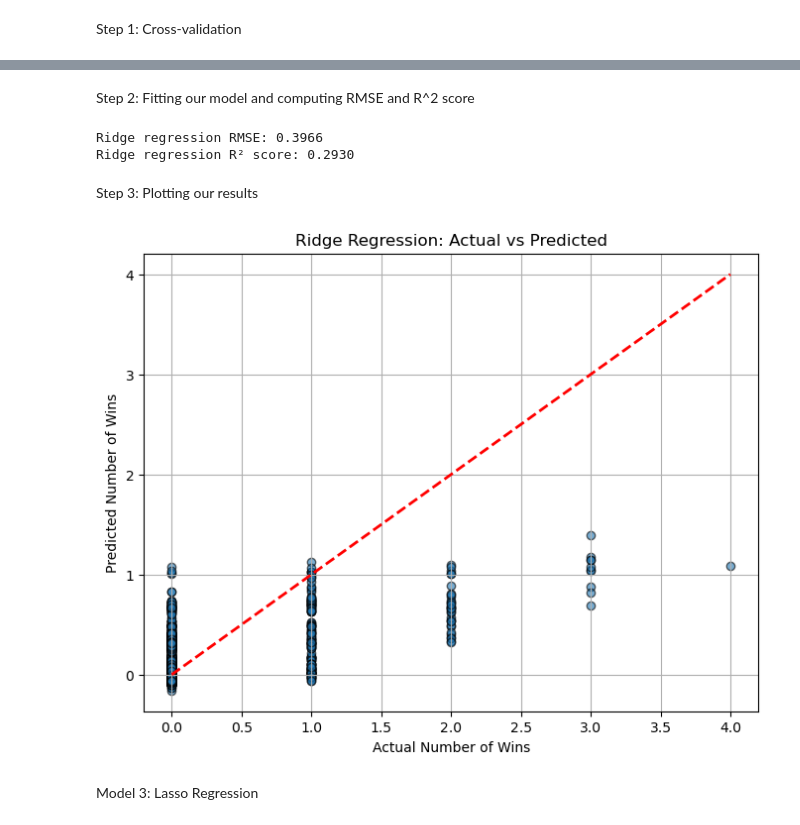
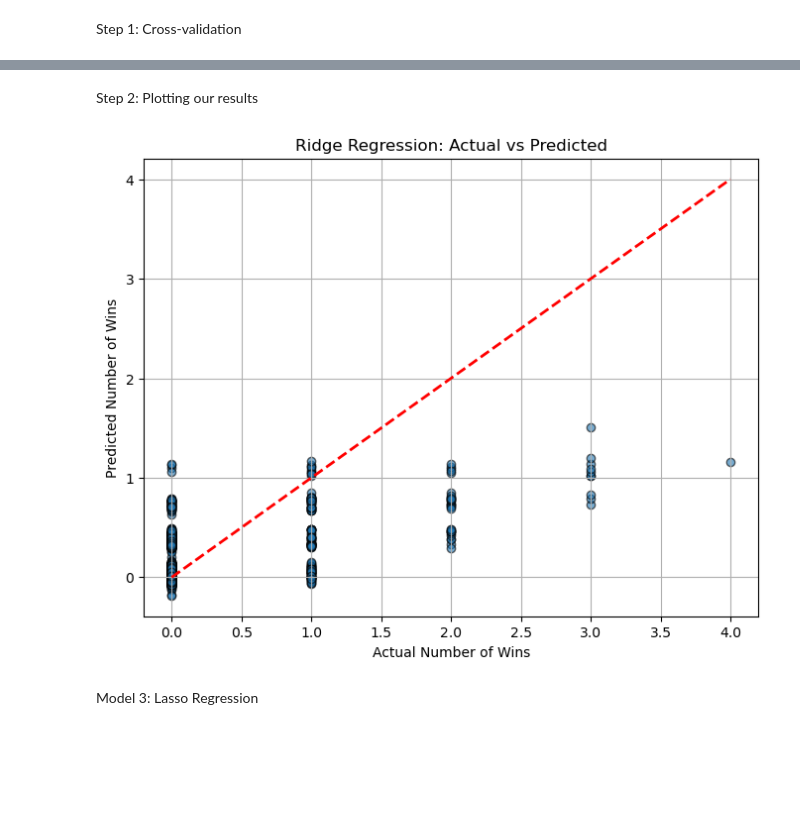
Before and after one commit to raineszm/sff-predict, a Jupyter notebook: notebooks/linear_ridge_lasso.ipynb, the cells around one changed output, grey strips where cells are left out. Drawn from its saved outputs; the diff is of its cells as text; code cells hidden in the pictures; blank space fills up the shorter version.

```diff
--- a/notebooks/linear_ridge_lasso.ipynb
+++ b/notebooks/linear_ridge_lasso.ipynb
@@ -75,4 +72,4 @@ tot_cohort_awards                           0
 dtype: int64
 # %%
-X = df_train.copy()
-y = X.pop("n_win")
+X_train = df_train.copy()
+y_train = X_train.pop("n_win")
@@ -122,7 +163,10 @@ Step 3: Plotting our results
 # %%
 import matplotlib.pyplot as plt
 
-plt.scatter (y, y_pred_linear, alpha=0.6)
+linear_pipeline.fit(X_train, y_train)
+y_pred_linear = linear_pipeline.predict(X_train)
+
+plt.scatter (y_train, y_pred_linear, alpha=0.6)
 plt.xlabel("Actual Number of Wins")
 plt.ylabel("Predicted Number of Wins")
 plt.title("Linear Regression: Actual vs Predicted")
@@ -137,11 +181,30 @@ plt.show()
 Step 1: Cross-validation
 # %%
 #computing optimal alpha via cross-validation
-from sklearn.linear_model import Ridge, RidgeCV
+from sklearn.linear_model import RidgeCV
 
 alphas = np.logspace(-4, 4, 50)
-cv_ridge = RidgeCV(alphas=alphas, scoring='neg_mean_squared_error', cv=5)
-cv_ridge.fit(X, y)
 
-print(f"Best alpha: {cv_ridge.alpha_}")
+ridge_pipeline = build_pipeline("ridge", RidgeCV(alphas=alphas, scoring='neg_mean_squared_error', cv=GroupKFold(n_splits=5)))
+
+
+with config_context(enable_metadata_routing=True):
+
+    cv_ridge = do_cv(
+        ridge_pipeline,
+        params={"groups": X_train["year"]},
+        return_estimator=True,
+    )
+
+r2_ridge = cv_ridge['test_r2']
+rmse_ridge = -cv_ridge['test_neg_root_mean_squared_error']
+
+
+print(f"Best alphas: {[round(float(e.named_steps['ridge'].alpha_), 3) for e in cv_ridge['estimator']]}")
+print(f"Cross-validated RMSE scores per fold: {-cv_ridge['test_neg_root_mean_squared_error']}")
+print(f"Mean cross-validated RMSE: {-cv_ridge['test_neg_root_mean_squared_error'].mean():.4f}")
+print(f"Std Dev cross-validated RMSE: {cv_ridge['test_neg_root_mean_squared_error'].std():.4f}")
+print(f"Cross-validated R² scores per fold: {cv_ridge['test_r2']}")
+print(f"Mean cross-validated R²: {cv_ridge['test_r2'].mean():.4f}")
+print(f"Std Dev cross-validated R²: {cv_ridge['test_r2'].std():.4f}")
 # %% [output]
@@ -163,36 +218,21 @@ Std Dev cross-validated RMSE: 0.0410
-# %% [markdown]
-Step 2: Fitting our model and computing RMSE and R^2 score
-# %%
-#initializing ridge regression with optimal alpha
-ridge = Ridge(alpha=cv_ridge.alpha_)
-
-#fitting our model and
-
-ridge.fit(X, y)
-
-y_pred_ridge = ridge.predict(X)
-
-rmse_ridge = root_mean_squared_error(y, y_pred_ridge)
-r2_ridge = r2_score(y, y_pred_ridge)
-
-print(f"Ridge regression RMSE: {rmse_ridge:.4f}")
-print(f"Ridge regression R² score: {r2_ridge:.4f}")
-# %% [output]
-Ridge regression RMSE: 0.3966
-Ridge regression R² score: 0.2930
 # %% [markdown]
-Step 3: Plotting our results
+Step 2: Plotting our results
 # %%
+with config_context(enable_metadata_routing=True):
+    ridge_pipeline.fit(X_train, y_train, groups=X_train["year"])
+
+y_pred_ridge = ridge_pipeline.predict(X_train)
+
 plt.figure(figsize=(8, 6))
-plt.scatter(y, y_pred_ridge, alpha=0.6, edgecolor='k')
-plt.plot([y.min(), y.max()], [y.min(), y.max()], 'r--', lw=2)
+plt.scatter(y_train, y_pred_ridge, alpha=0.6, edgecolor='k')
+plt.plot([y_train.min(), y_train.max()], [y_train.min(), y_train.max()], 'r--', lw=2)
 plt.xlabel("Actual Number of Wins")
 plt.ylabel("Predicted Number of Wins")
 plt.title("Ridge Regression: Actual vs Predicted")
 plt.grid(True)
 plt.show()
 # %% [output]
-[figure, old version]
+[figure, new version]
 # %% [markdown]
 Model 3: Lasso Regression
 # %% [markdown]
```
Also changed, not shown: parts of 21 cells of this notebook.
